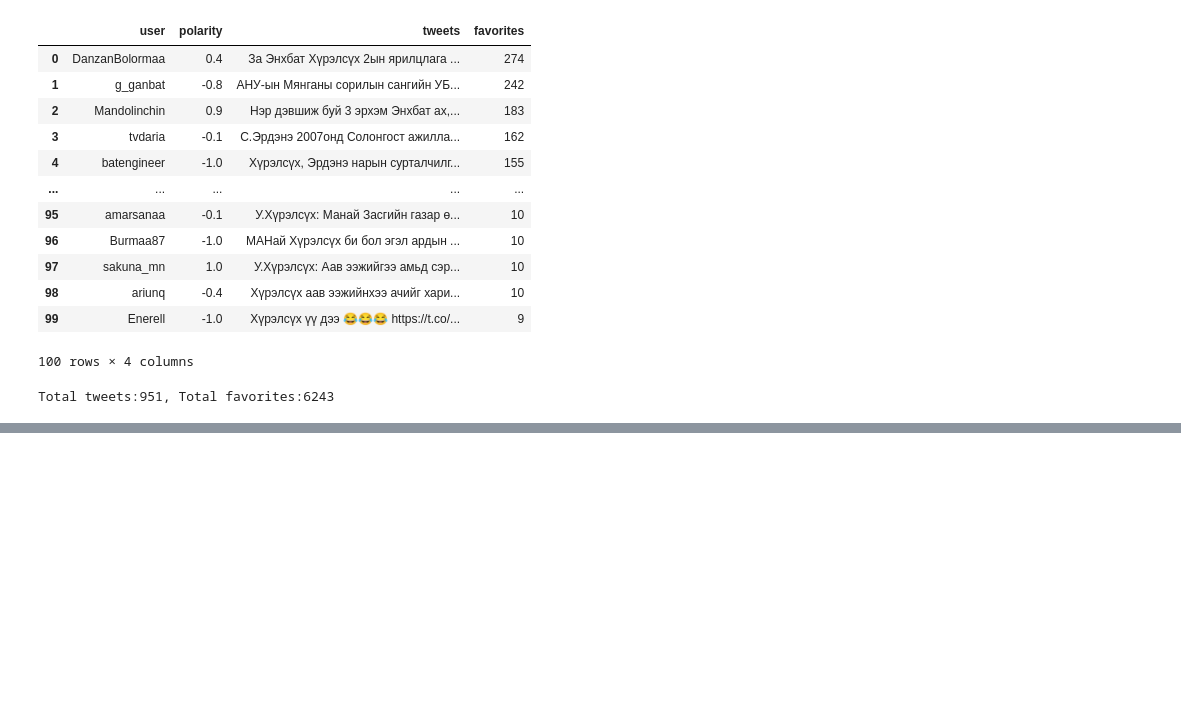
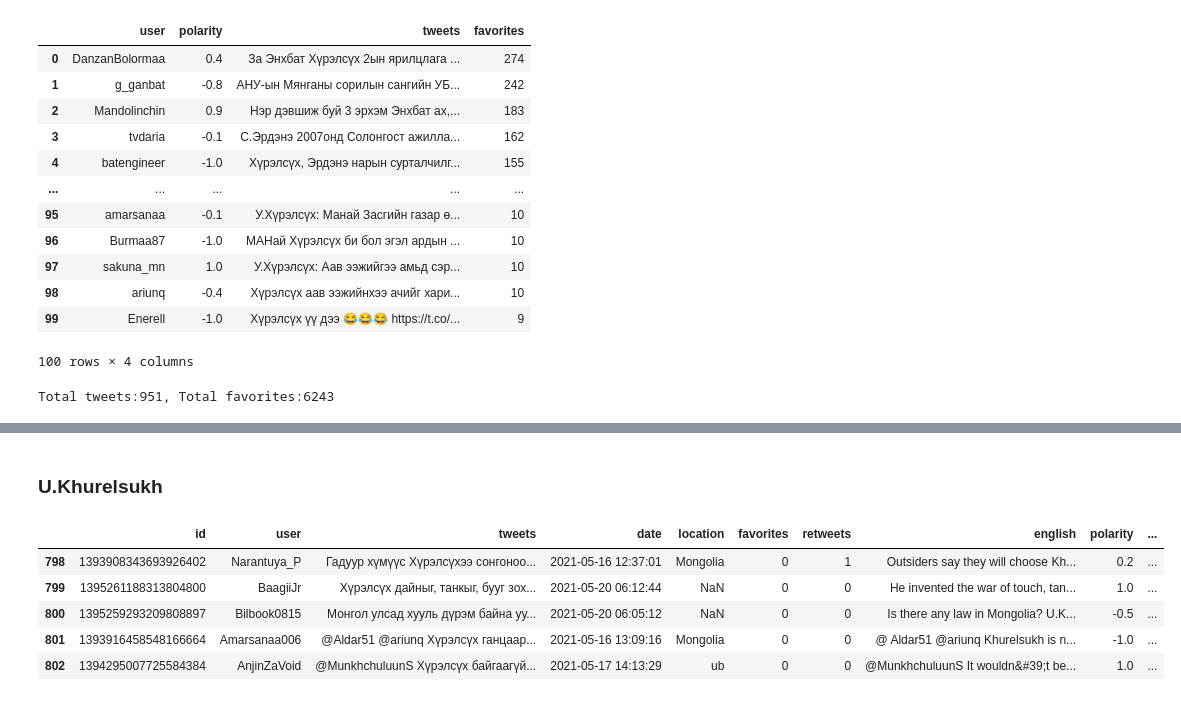
Before and after one commit to byambaa1982/mongol_tweets, a Jupyter notebook: tweets.ipynb, the cells around one changed output, grey strips where cells are left out. Saved outputs shown, nothing was run; the diff lists cells and outputs as text; code cells hidden in the pictures; blank space fills up the shorter version.

```diff
--- a/tweets.ipynb
+++ b/tweets.ipynb
@@ -187,0 +202,2 @@ Total tweets:951, Total favorites:6243
+# %%
+df_k=pd.read_csv('khurelsukh.csv')
@@ -187,0 +232,21 @@ Total tweets:951, Total favorites:6243
+# %%
+def labeling(x):
+  if x >0.3:
+    return 'positive'
+  elif x<-0.3:
+    return 'negative'
+  else:
+    return 'neutral'
+# %% [markdown]
+### U.Khurelsukh
+# %%
+
+df_k['Expression Label'] = df_k.polarity.map(lambda x: labeling(x) )
+df_k.tail()
+# %% [output]
+|  | id | user | tweets | date | location | favorites | retweets | english | polarity | ... |
+| 798 | 1393908343693926402 | Narantuya_P | Гадуур хүмүүс Хүрэлсүхээ сонгоноо... | 2021-05-16 12:37:01 | Mongolia | 0 | 1 | Outsiders say they will choose Kh... | 0.2 | ... |
+| 799 | 1395261188313804800 | BaagiiJr | Хүрэлсүх дайныг, танкыг, бууг зох... | 2021-05-20 06:12:44 | NaN | 0 | 0 | He invented the war of touch, tan... | 1.0 | ... |
+| 800 | 1395259293209808897 | Bilbook0815 | Монгол улсад хууль дүрэм байна уу... | 2021-05-20 06:05:12 | NaN | 0 | 0 | Is there any law in Mongolia? U.K... | -0.5 | ... |
+| 801 | 1393916458548166664 | Amarsanaa006 | @Aldar51 @ariunq Хүрэлсүх ганцаар... | 2021-05-16 13:09:16 | Mongolia | 0 | 0 | @ Aldar51 @ariunq Khurelsukh is n... | -1.0 | ... |
+| 802 | 1394295007725584384 | AnjinZaVoid | @MunkhchuluunS Хүрэлсүх байгаагүй... | 2021-05-17 14:13:29 | ub | 0 | 0 | @MunkhchuluunS It wouldn&#39;t be... | 1.0 | ... |
```
Also changed, not shown: parts of 20 cells of this notebook.
